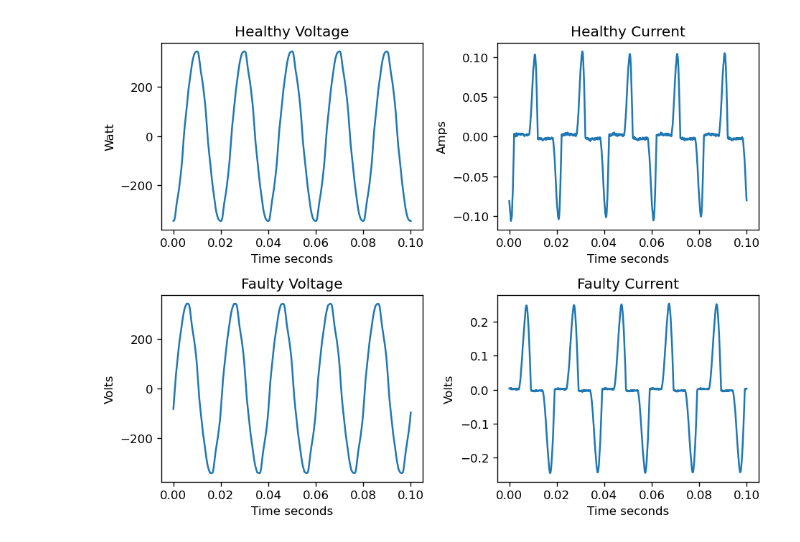
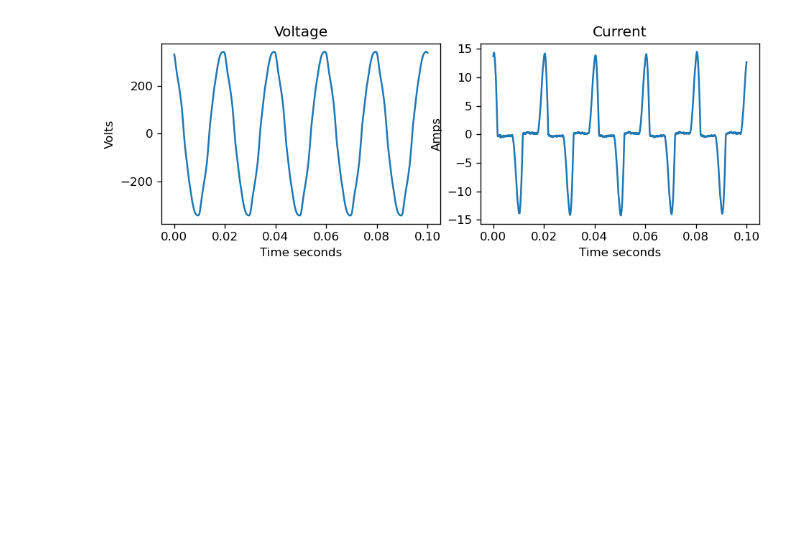
Before and after one commit to PhilipPhil/Unsupervised-Learning-for-Anomaly-Detection-in-Fleet-Based-Systems-Application-to-Air-Conditioners, a Jupyter notebook: Calculations.ipynb, the cells around one changed output. Drawn from its saved outputs; the diff is of its cells as text; code cells hidden in the pictures; blank space fills up the shorter version.

```diff
--- a/Calculations.ipynb
+++ b/Calculations.ipynb
@@ -3,91 +3,29 @@ import numpy as np
 import matplotlib.pyplot as plt
 from tools.Calculations import Calculations
 # %%
-FILE_PATH = './raw_data/healthy/000009ISO2XXX-1621502531-2021-05-20-09-22-41-AAAQYC'
+FILE_PATH = './raw_data/healthy/000009ISO2XXX-1623664804-2021-06-14-10-01-03-AAARBQ'
 data = np.fromfile(FILE_PATH, dtype='uint16').reshape(-1,2)
 healthy_calc = Calculations(data)
 
-FILE_PATH = './raw_data/faulty/000009ISO2XXX-1623678270-2021-06-14-13-52-59-AAARCG'
+FILE_PATH = './raw_data/faulty/000009ISO2XXX-1619612015-2021-04-28-12-15-05-AAAQVQ'
 data = np.fromfile(FILE_PATH, dtype='uint16').reshape(-1,2)
 faulty_calc = Calculations(data)
 # %%
-plt.figure(figsize=(8, 6), dpi=120)
+# Current, Voltage
+plt.figure(figsize=(8, 3), dpi=120)
 time = np.linspace(0,0.1,1000)
 
-# Current, Voltage
-plt.subplot(2, 2, 1)
+plt.subplot(1, 2, 1)
 plt.tight_layout()
 plt.plot(time, healthy_calc.voltage[:1000])
-plt.title("Healthy Voltage")
-plt.xlabel('Time seconds')
-plt.ylabel('Watt')
-
-plt.subplot(2, 2, 2)
-plt.tight_layout()
-plt.plot(time, healthy_calc.current[:1000])
-plt.title("Healthy Current")
-plt.xlabel('Time seconds')
-plt.ylabel('Amps')
-
-plt.subplot(2, 2, 3)
-plt.tight_layout()
-plt.plot(time, faulty_calc.voltage[:1000])
-plt.title("Faulty Voltage")
+plt.title("Voltage")
 plt.xlabel('Time seconds')
 plt.ylabel('Volts')
 
-plt.subplot(2, 2, 4)
+plt.subplot(1, 2, 2)
 plt.tight_layout()
-plt.plot(time, faulty_calc.current[:1000])
-plt.title("Faulty Current")
+plt.plot(time, healthy_calc.current[:1000])
+plt.title("Current")
 plt.xlabel('Time seconds')
-plt.ylabel('Volts')
-
-
-
-# Power
-plt.figure(figsize=(8, 6), dpi=120)
-time = np.linspace(0,30,1500)
-
-plt.subplot(2, 3, 1)
-plt.tight_layout()
-plt.plot(time, healthy_calc.real_power)
-plt.title("Healthy Real Power")
-plt.xlabel('Time seconds')
-plt.ylabel('Watts')
-
-plt.subplot(2, 3, 2)
-plt.tight_layout()
-plt.plot(time, healthy_calc.reactive_power)
-plt.title("Healthy Reactive Power")
-plt.xlabel('Time Reactive Power')
-plt.ylabel('volt-ampere reactive')
-
-plt.subplot(2, 3, 3)
-plt.tight_layout()
-plt.plot(time, healthy_calc.thd)
-plt.title("Healthy THD")
-plt.xlabel('Time seconds')
-plt.ylabel('Total Harmonic Distortion')
-
-plt.subplot(2, 3, 4)
-plt.tight_layout()
-plt.plot(time, faulty_calc.real_power)
-plt.title("Faulty Real Power")
-plt.xlabel('Time seconds')
-plt.ylabel('Watts')
-
-plt.subplot(2, 3, 5)
-plt.tight_layout()
-plt.plot(time, faulty_calc.reactive_power)
-plt.title("Faulty Reactive Power")
-plt.xlabel('Time seconds')
-plt.ylabel('volt-ampere reactive')
-
-plt.subplot(2, 3, 6)
-plt.tight_layout()
-plt.plot(time, faulty_calc.thd)
-plt.title("Faulty THD")
-plt.xlabel('Time seconds')
-plt.ylabel('Total Harmonic Distortion')
+plt.ylabel('Amps')
 # %% [output]
@@ -95 +33 @@ Text(671.625, 0.5, 'Total Harmonic Distortion')
-[figure, old version]
+[figure, new version]
```
Also changed, not shown: parts of 2 cells of this notebook, 3 other files.
